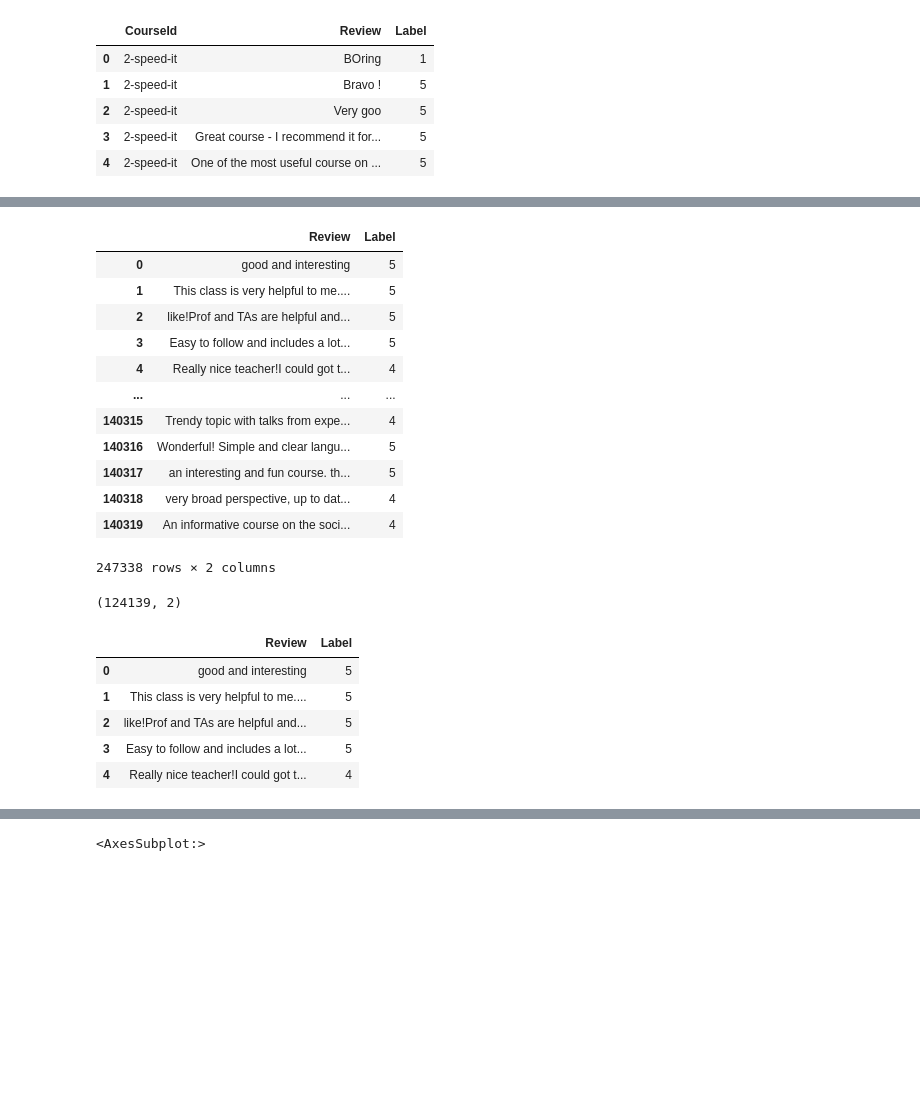
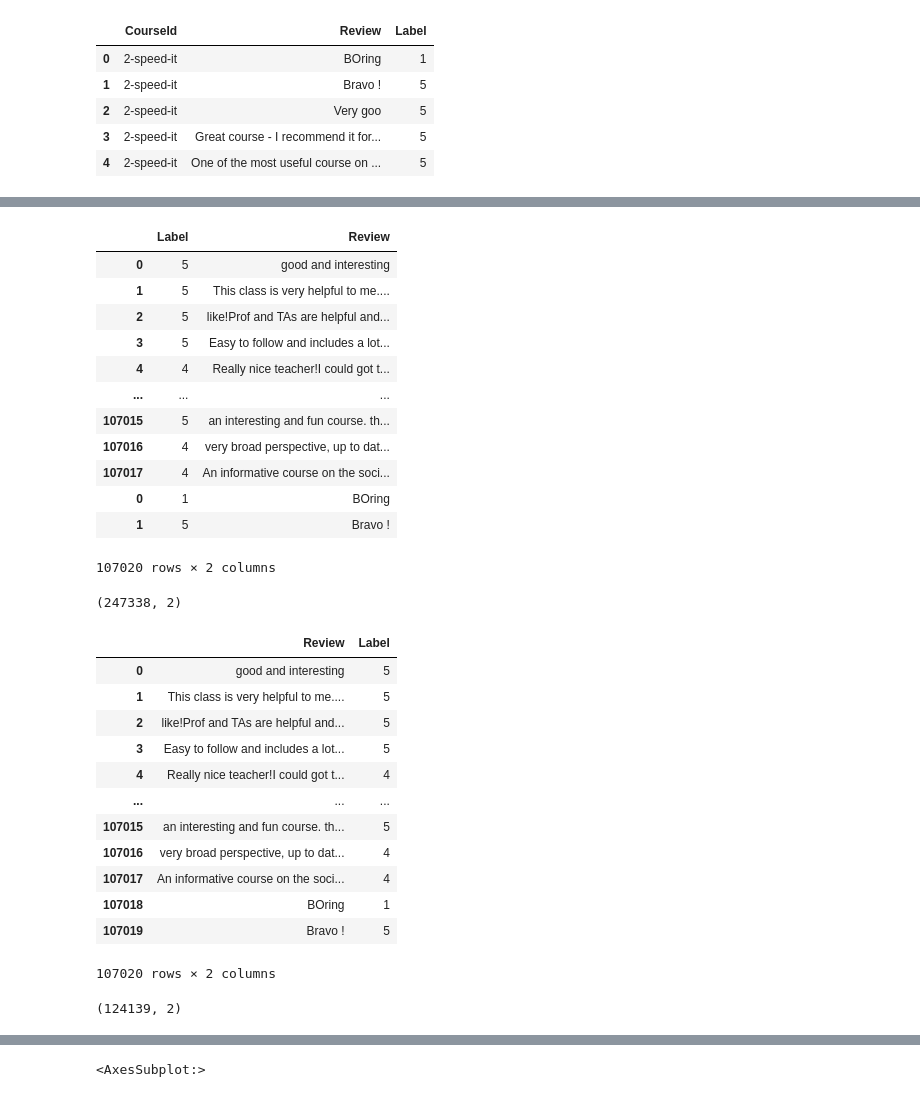
Before and after one commit to genie-lee-beep/Jieun-Lee, a Jupyter notebook: NLP/Coursera review analysis.ipynb, the cells around one changed output, grey strips where cells are left out. Saved outputs shown, nothing was run; the diff lists cells and outputs as text; code cells hidden in the pictures; blank space fills up the shorter version.

```diff
--- a/NLP/Coursera review analysis.ipynb
+++ b/NLP/Coursera review analysis.ipynb
@@ -33,33 +50,38 @@ rev_co.head()
+# %%
+reviews.head(107020)
+# %% [output]
+|  | Label | Review |
+| 0 | 5 | good and interesting |
+| 1 | 5 | This class is very helpful to me.... |
+| 2 | 5 | like!Prof and TAs are helpful and... |
+| 3 | 5 | Easy to follow and includes a lot... |
+| 4 | 4 | Really nice teacher!I could got t... |
+| ... | ... | ... |
+| 107015 | 5 | an interesting and fun course. th... |
+| 107016 | 4 | very broad perspective, up to dat... |
+| 107017 | 4 | An informative course on the soci... |
+| 0 | 1 | BOring |
+| 1 | 5 | Bravo ! |
+107020 rows × 2 columns
 # %%
-reviews = pd.concat([rev, rev_co], join ='inner',  axis=0)
-reviews
-# concat – 행으로 연결할 때, axis=0
+reviews = pd.concat([rev, rev_co], join ='inner', ignore_index = True, axis=0) # concat – 행으로 연결할 때, axis=0
-# %% [output]
-|  | Review | Label |
-| 0 | good and interesting | 5 |
-| 1 | This class is very helpful to me.... | 5 |
-| 2 | like!Prof and TAs are helpful and... | 5 |
-| 3 | Easy to follow and includes a lot... | 5 |
-| 4 | Really nice teacher!I could got t... | 4 |
-| ... | ... | ... |
-| 140315 | Trendy topic with talks from expe... | 4 |
-| 140316 | Wonderful! Simple and clear langu... | 5 |
-| 140317 | an interesting and fun course. th... | 5 |
-| 140318 | very broad perspective, up to dat... | 4 |
-| 140319 | An informative course on the soci... | 4 |
-247338 rows × 2 columns
-# %%
-reviews = reviews.drop_duplicates()
 # %%
 reviews.shape
 # %% [output]
-(124139, 2)
+(247338, 2)
 # %%
-reviews.head()
+reviews.head(107020)
 # %% [output]
 |  | Review | Label |
 | 0 | good and interesting | 5 |
 | 1 | This class is very helpful to me.... | 5 |
 | 2 | like!Prof and TAs are helpful and... | 5 |
 | 3 | Easy to follow and includes a lot... | 5 |
 | 4 | Really nice teacher!I could got t... | 4 |
+| ... | ... | ... |
+| 107015 | an interesting and fun course. th... | 5 |
+| 107016 | very broad perspective, up to dat... | 4 |
+| 107017 | An informative course on the soci... | 4 |
+| 107018 | BOring | 1 |
+| 107019 | Bravo ! | 5 |
+107020 rows × 2 columns
@@ -66,3 +95,7 @@ reviews.head()
+# %%
+reviews.shape
+# %% [output]
+(124139, 2)
 # %%
 reviews.tail()
 # %% [output]
```
Also changed, not shown: parts of 27 cells of this notebook.
